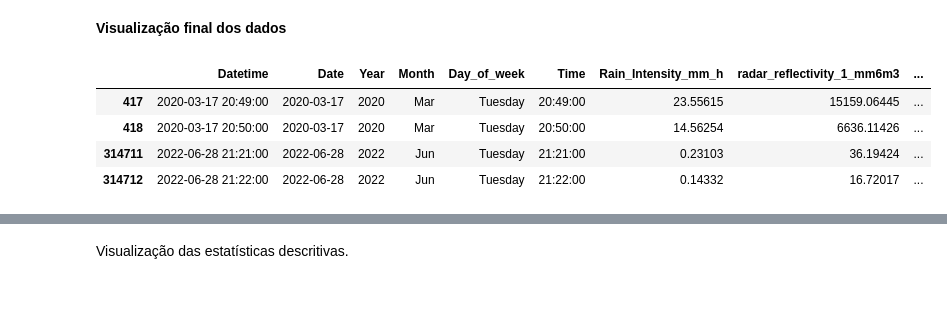
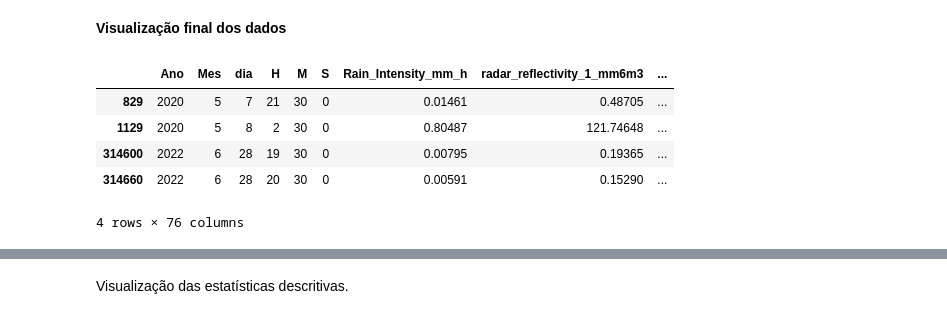
Before and after one commit to lourencocavalcante/Advanced-Topics-in-Environmental-Modeling, a Jupyter notebook: CAP_TAMA_2022_Parte1.ipynb, the cells around one changed output, grey strips where cells are left out. Drawn from its saved outputs; the diff is of its cells as text; code cells hidden in the pictures.

```diff
--- a/CAP_TAMA_2022_Parte1.ipynb
+++ b/CAP_TAMA_2022_Parte1.ipynb
@@ -405,20 +449,20 @@ for df_item in list_df:
 # %%
-for df_item in list_df:
+
   # Ordenando a coluna do dia da semana
 
-  df_item['Day_of_week'] = pd.Categorical(df_item['Day_of_week'],
-                                  categories= ['Monday','Tuesday','Wednesday','Thursday','Friday','Saturday', 'Sunday'],
-                                                ordered = True)
+df_MP3000A_RD80_final['Day_of_week'] = pd.Categorical(df_MP3000A_RD80_final['Day_of_week'],
+                                categories= ['Monday','Tuesday','Wednesday','Thursday','Friday','Saturday', 'Sunday'],
+                                              ordered = True)
 # %%
-for df_item in list_df:
-  # Criando a coluna hora do dia
 
-  df_item['Time'] = [d.time() for d in df_item['Datetime']]
+# Criando a coluna hora do dia
+
+df_MP3000A_RD80_final['Time'] = [d.time() for d in df_MP3000A_RD80_final['Datetime']]
 # %%
-for df_item in list_df:
-  # Dividindo a coluna hora do dia em diferentes sessões em um dia
 
-  df_item=df_item.assign(session=pd.cut(df_item.Datetime.dt.hour,
-                              [0,6,12,18,23],
-                              labels=['Night','Morning','Afternoon','Evening'],
-                              include_lowest=True))
+# Dividindo a coluna hora do dia em diferentes sessões em um dia
+
+df_MP3000A_RD80_final = df_MP3000A_RD80_final.assign(session=pd.cut(df_MP3000A_RD80_final.Datetime.dt.hour,
+                            [0,6,12,18,23],
+                            labels=['Night','Morning','Afternoon','Evening'],
+                            include_lowest=True))
@@ -488,11 +471,14 @@ df_MP3000A_final = df_MP3000A_final.sort_values(by=['Datetime'])
+# %%
+df_MP3000A_RD80_final = df_MP3000A_RD80_final.sort_values(by=['Datetime'])
 # %% [markdown]
 **Visualização final dos dados**
 # %%
 #Vamos visualizar as primeiras 2 e últimas 2 linhas dos dados
-df_rd80_joss.loc[df_rd80_joss['Rain_Intensity_mm_h'] > 0].head(n=2).append(df_rd80_joss.loc[df_rd80_joss['Rain_Intensity_mm_h'] > 0].tail(n=2))
+df_MP3000A_RD80_final.loc[df_MP3000A_RD80_final['Rain_Intensity_mm_h'] > 0].head(n=2).append(df_MP3000A_RD80_final.loc[df_MP3000A_RD80_final['Rain_Intensity_mm_h'] > 0].tail(n=2))
 # %% [output]
-|  | Datetime | Date | Year | Month | Day_of_week | Time | Rain_Intensity_mm_h | radar_reflectivity_1_mm6m3 | ... |
-| 417 | 2020-03-17 20:49:00 | 2020-03-17 | 2020 | Mar | Tuesday | 20:49:00 | 23.55615 | 15159.06445 | ... |
-| 418 | 2020-03-17 20:50:00 | 2020-03-17 | 2020 | Mar | Tuesday | 20:50:00 | 14.56254 | 6636.11426 | ... |
-| 314711 | 2022-06-28 21:21:00 | 2022-06-28 | 2022 | Jun | Tuesday | 21:21:00 | 0.23103 | 36.19424 | ... |
-| 314712 | 2022-06-28 21:22:00 | 2022-06-28 | 2022 | Jun | Tuesday | 21:22:00 | 0.14332 | 16.72017 | ... |
+|  | Ano | Mes | dia | H | M | S | Rain_Intensity_mm_h | radar_reflectivity_1_mm6m3 | ... |
+| 829 | 2020 | 5 | 7 | 21 | 30 | 0 | 0.01461 | 0.48705 | ... |
+| 1129 | 2020 | 5 | 8 | 2 | 30 | 0 | 0.80487 | 121.74648 | ... |
+| 314600 | 2022 | 6 | 28 | 19 | 30 | 0 | 0.00795 | 0.19365 | ... |
+| 314660 | 2022 | 6 | 28 | 20 | 30 | 0 | 0.00591 | 0.15290 | ... |
+4 rows × 76 columns
```
Also changed, not shown: parts of 56 cells of this notebook.
